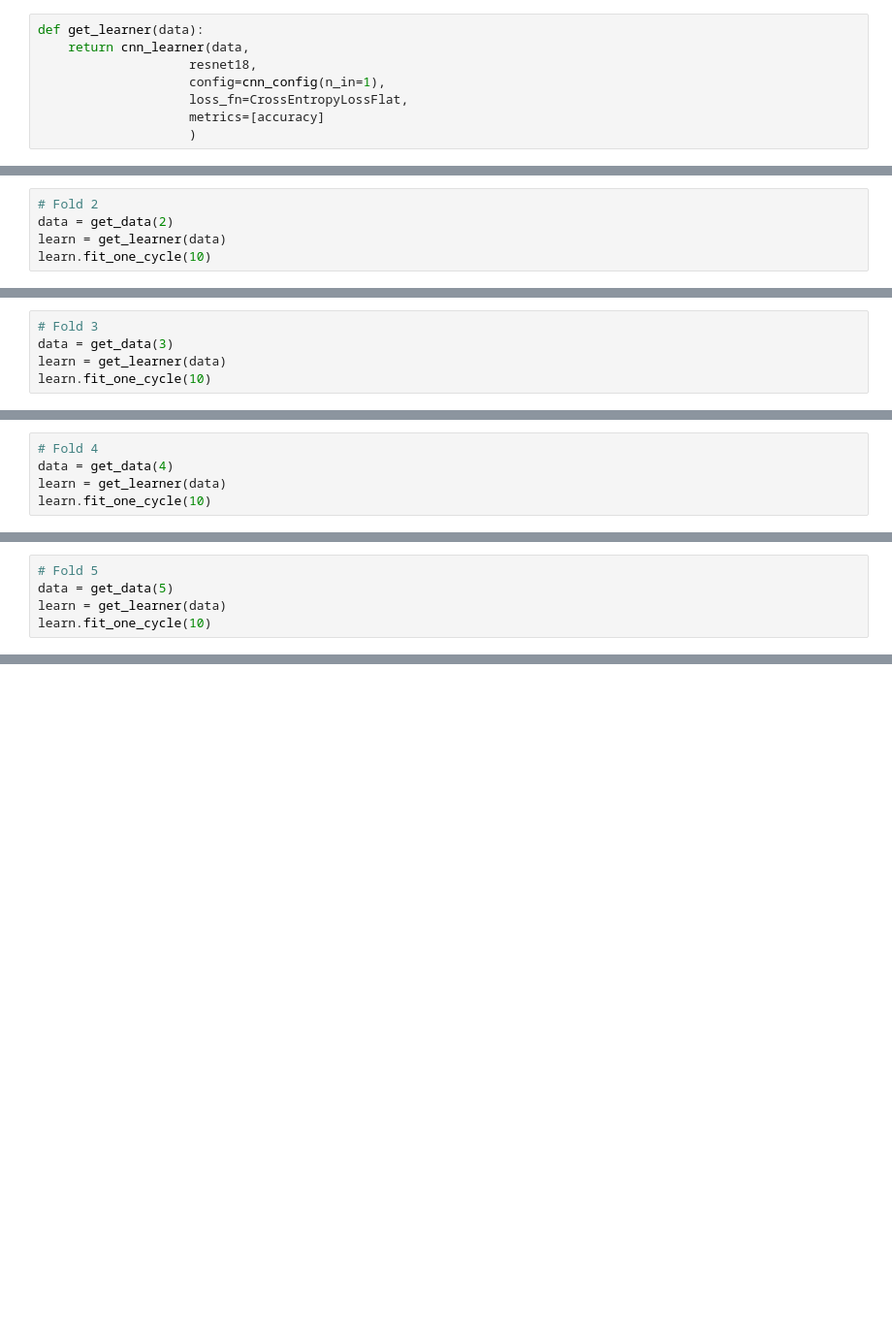
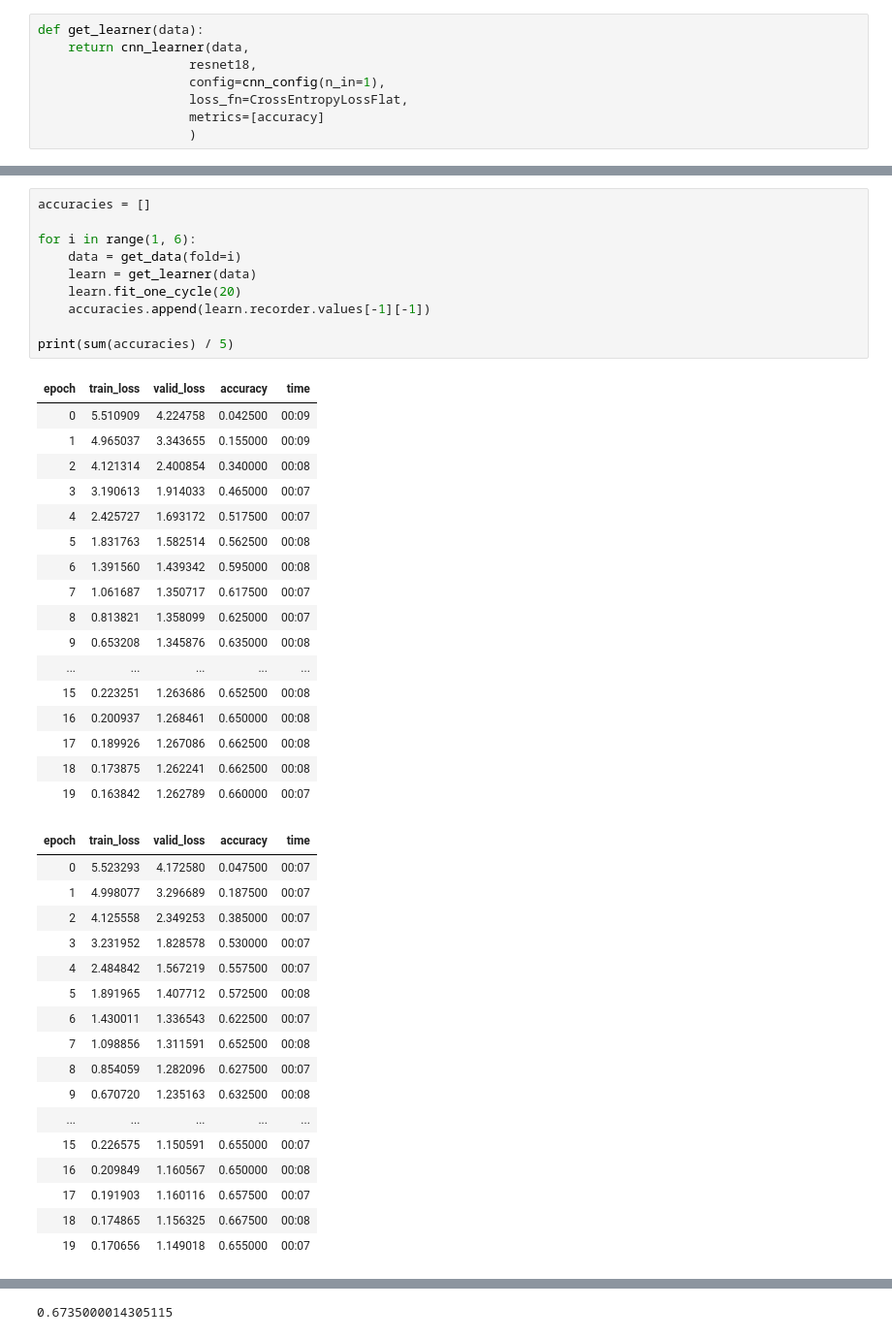
Before and after one commit to fastaudio/Audio-Competition, a Jupyter notebook: ESC-50-baseline-AllFolds.ipynb, the cells around one changed output, grey strips where cells are left out. Shown at 97% size. Cells and saved outputs as stored; diff of their text form; blank space fills up the shorter version.

```diff
--- a/ESC-50-baseline-AllFolds.ipynb
+++ b/ESC-50-baseline-AllFolds.ipynb
@@ -97,5 +148,0 @@ learn.fit_one_cycle(10)
-# %%
-# Fold 2
-data = get_data(2)
-learn = get_learner(data)
-learn.fit_one_cycle(10)
@@ -114,5 +148,0 @@ learn.fit_one_cycle(10)
-# %%
-# Fold 3
-data = get_data(3)
-learn = get_learner(data)
-learn.fit_one_cycle(10)
@@ -131,5 +148,0 @@ learn.fit_one_cycle(10)
-# %%
-# Fold 4
-data = get_data(4)
-learn = get_learner(data)
-learn.fit_one_cycle(10)
@@ -148,5 +148,0 @@ learn.fit_one_cycle(10)
-# %%
-# Fold 5
-data = get_data(5)
-learn = get_learner(data)
-learn.fit_one_cycle(10)
@@ -169,0 +151,45 @@ sum([0.595000, 0.617500, 0.622500, 0.667500, 0.640000]) / 5
+# %%
+accuracies = []
+
+for i in range(1, 6):
+    data = get_data(fold=i)
+    learn = get_learner(data)
+    learn.fit_one_cycle(20)
+    accuracies.append(learn.recorder.values[-1][-1])
+
+print(sum(accuracies) / 5)
+# %% [output]
+| epoch | train_loss | valid_loss | accuracy | time |
+| 0 | 5.510909 | 4.224758 | 0.042500 | 00:09 |
+| 1 | 4.965037 | 3.343655 | 0.155000 | 00:09 |
+| 2 | 4.121314 | 2.400854 | 0.340000 | 00:08 |
+| 3 | 3.190613 | 1.914033 | 0.465000 | 00:07 |
+| 4 | 2.425727 | 1.693172 | 0.517500 | 00:07 |
+| 5 | 1.831763 | 1.582514 | 0.562500 | 00:08 |
+| 6 | 1.391560 | 1.439342 | 0.595000 | 00:08 |
+| 7 | 1.061687 | 1.350717 | 0.617500 | 00:07 |
+| 8 | 0.813821 | 1.358099 | 0.625000 | 00:07 |
+| 9 | 0.653208 | 1.345876 | 0.635000 | 00:08 |
+| ... | ... | ... | ... | ... |
+| 15 | 0.223251 | 1.263686 | 0.652500 | 00:08 |
+| 16 | 0.200937 | 1.268461 | 0.650000 | 00:08 |
+| 17 | 0.189926 | 1.267086 | 0.662500 | 00:08 |
+| 18 | 0.173875 | 1.262241 | 0.662500 | 00:08 |
+| 19 | 0.163842 | 1.262789 | 0.660000 | 00:07 |
+| epoch | train_loss | valid_loss | accuracy | time |
+| 0 | 5.523293 | 4.172580 | 0.047500 | 00:07 |
+| 1 | 4.998077 | 3.296689 | 0.187500 | 00:07 |
+| 2 | 4.125558 | 2.349253 | 0.385000 | 00:07 |
+| 3 | 3.231952 | 1.828578 | 0.530000 | 00:07 |
+| 4 | 2.484842 | 1.567219 | 0.557500 | 00:07 |
+| 5 | 1.891965 | 1.407712 | 0.572500 | 00:08 |
+| 6 | 1.430011 | 1.336543 | 0.622500 | 00:07 |
+| 7 | 1.098856 | 1.311591 | 0.652500 | 00:08 |
+| 8 | 0.854059 | 1.282096 | 0.627500 | 00:07 |
+| 9 | 0.670720 | 1.235163 | 0.632500 | 00:08 |
+| ... | ... | ... | ... | ... |
+| 15 | 0.226575 | 1.150591 | 0.655000 | 00:07 |
+| 16 | 0.209849 | 1.160567 | 0.650000 | 00:08 |
+| 17 | 0.191903 | 1.160116 | 0.657500 | 00:07 |
+| 18 | 0.174865 | 1.156325 | 0.667500 | 00:08 |
+| 19 | 0.170656 | 1.149018 | 0.655000 | 00:07 |
@@ -169,0 +247 @@ sum([0.595000, 0.617500, 0.622500, 0.667500, 0.640000]) / 5
+0.6735000014305115
```
Also changed, not shown: parts of 9 cells of this notebook, 2 other files.
